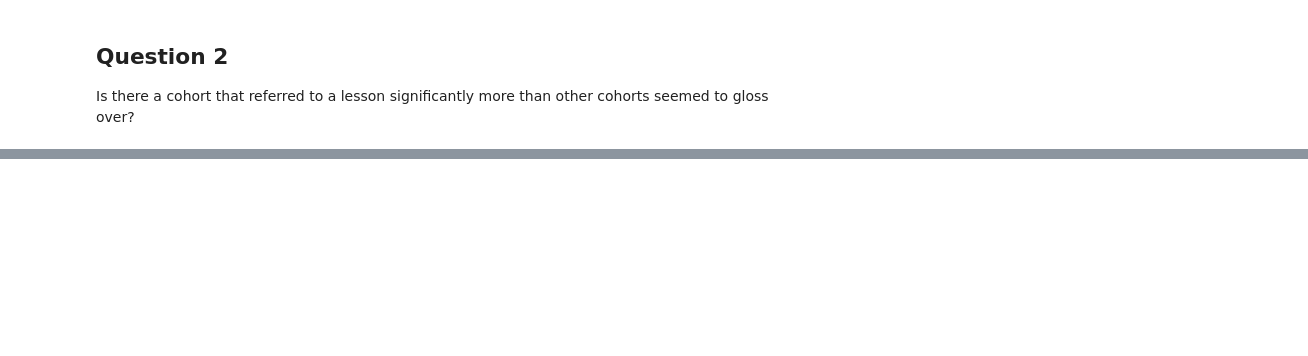
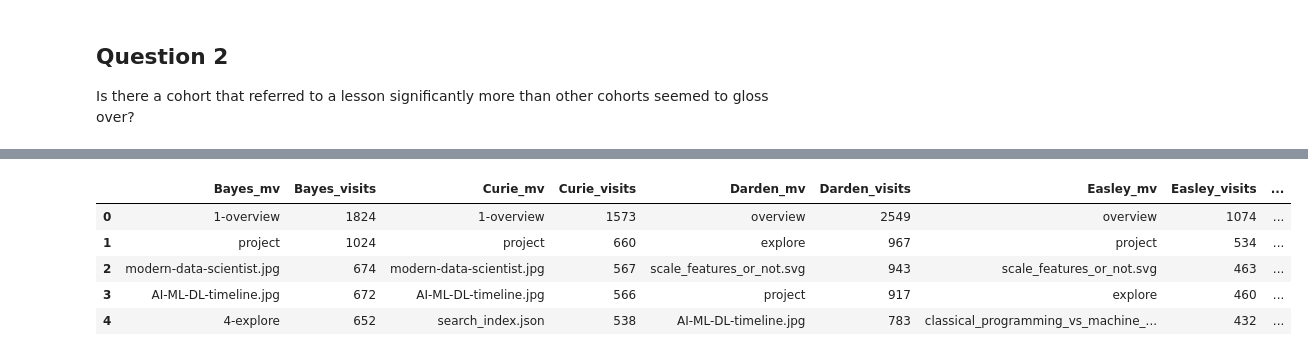
Before and after one commit to Adam-Krull/codeup-logs-anomaly-detection, a Jupyter notebook: anomaly-detection-project.ipynb, the cells around one changed output, grey strips where cells are left out. Drawn from its saved outputs; the diff is of its cells as text; code cells hidden in the pictures; blank space fills up the shorter version.

```diff
--- a/anomaly-detection-project.ipynb
+++ b/anomaly-detection-project.ipynb
@@ -354,0 +487,9 @@ mv_java
+# %%
+cohort_comparer(df_ds)
+# %% [output]
+|  | Bayes_mv | Bayes_visits | Curie_mv | Curie_visits | Darden_mv | Darden_visits | Easley_mv | Easley_visits | ... |
+| 0 | 1-overview | 1824 | 1-overview | 1573 | overview | 2549 | overview | 1074 | ... |
+| 1 | project | 1024 | project | 660 | explore | 967 | project | 534 | ... |
+| 2 | modern-data-scientist.jpg | 674 | modern-data-scientist.jpg | 567 | scale_features_or_not.svg | 943 | scale_features_or_not.svg | 463 | ... |
+| 3 | AI-ML-DL-timeline.jpg | 672 | AI-ML-DL-timeline.jpg | 566 | project | 917 | explore | 460 | ... |
+| 4 | 4-explore | 652 | search_index.json | 538 | AI-ML-DL-timeline.jpg | 783 | classical_programming_vs_machine_... | 432 | ... |
```
Also changed, not shown: parts of 30 cells of this notebook.
